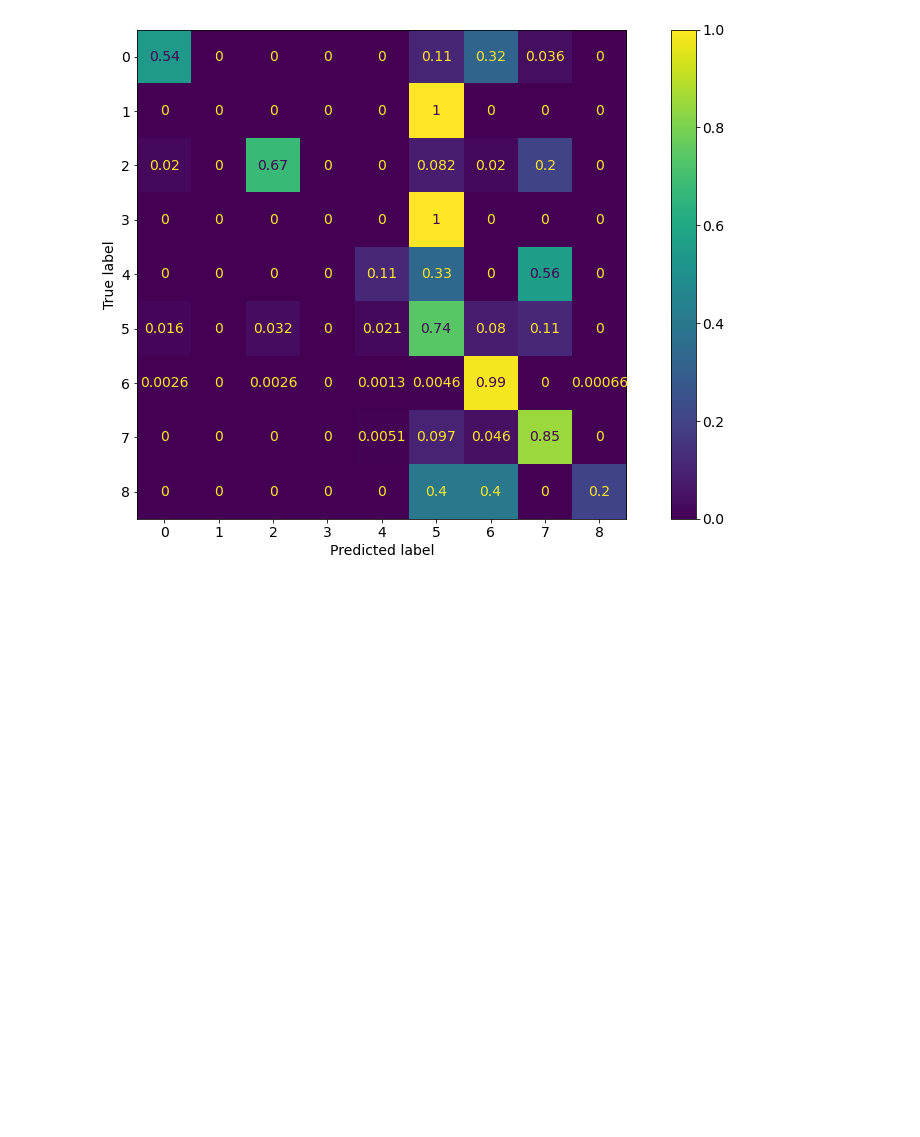
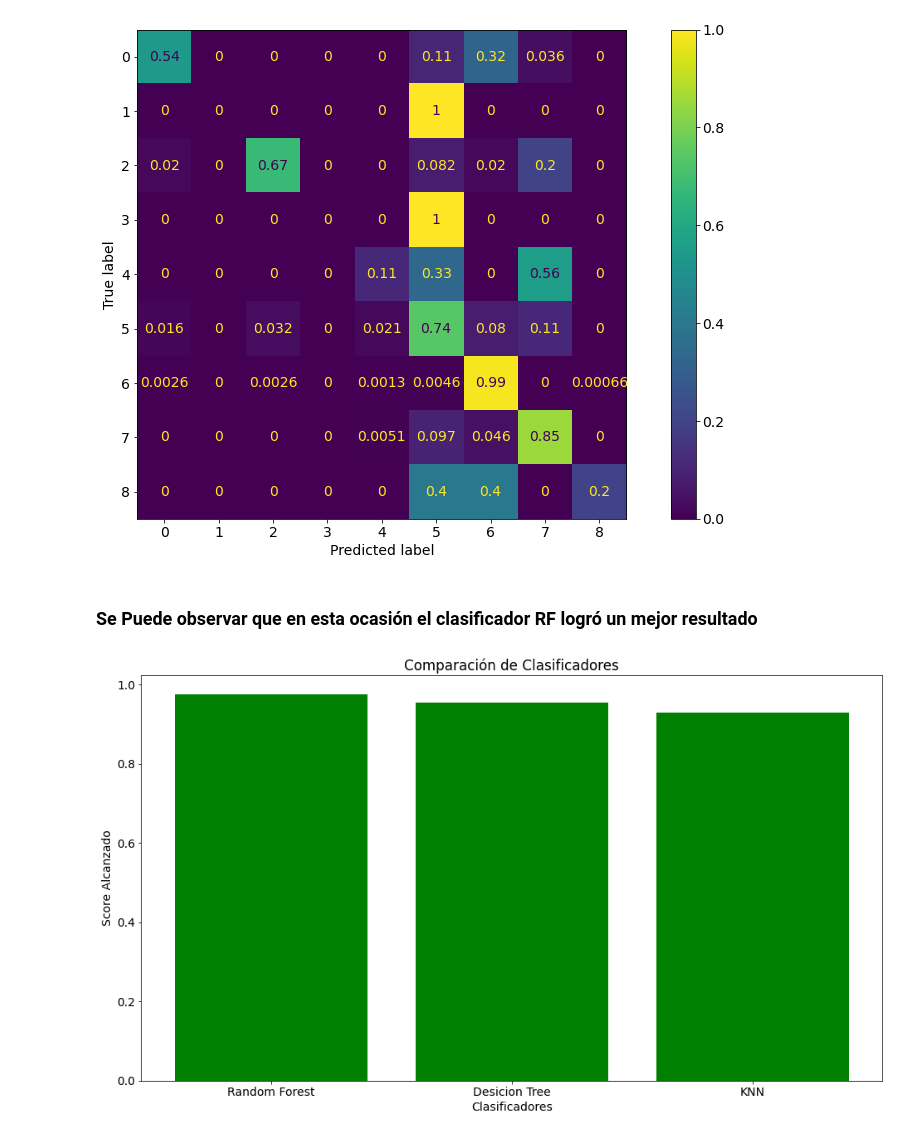
Before and after one commit to NicoRepo/Diplomado-UC, a Jupyter notebook: Modulo 3 - Machine Learning/MP2/MP2.ipynb, the cells around one changed output. Drawn from its saved outputs; the diff is of its cells as text; code cells hidden in the pictures; blank space fills up the shorter version.

```diff
--- a/Modulo 3 - Machine Learning/MP2/MP2.ipynb
+++ b/Modulo 3 - Machine Learning/MP2/MP2.ipynb
@@ -359,3 +359,14 @@ plot_knn = ConfusionMatrixDisplay.from_predictions(Y_test, pred_knn, normalize='
 plt.show()
 # %% [output]
 [figure]
+# %% [markdown]
+### Se Puede observar que en esta ocasión el clasificador RF logró un mejor resultado
+# %%
+scores = {'Random Forest': classifier_rf.score(X_test, Y_test), "Desicion Tree": classifier_dt.score(X_test, Y_test), "KNN":classifier_knn.score(X_test, Y_test)}
+plt.bar(scores.keys(), scores.values(), color='green')
+plt.xlabel("Clasificadores")
+plt.ylabel("Score Alcanzado")
+plt.title("Comparación de Clasificadores")
+plt.show()
+# %% [output]
+[figure, added]
```
Also changed, not shown: parts of 6 cells of this notebook, 26 other files.
